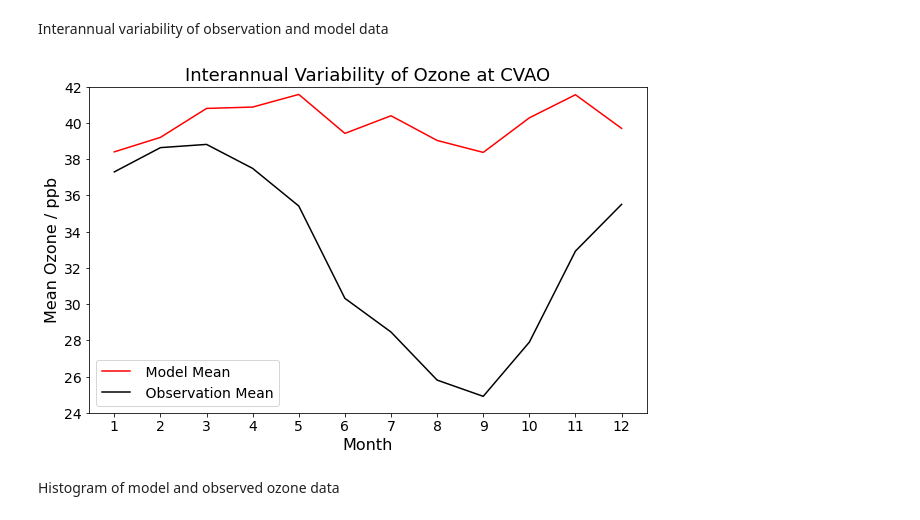
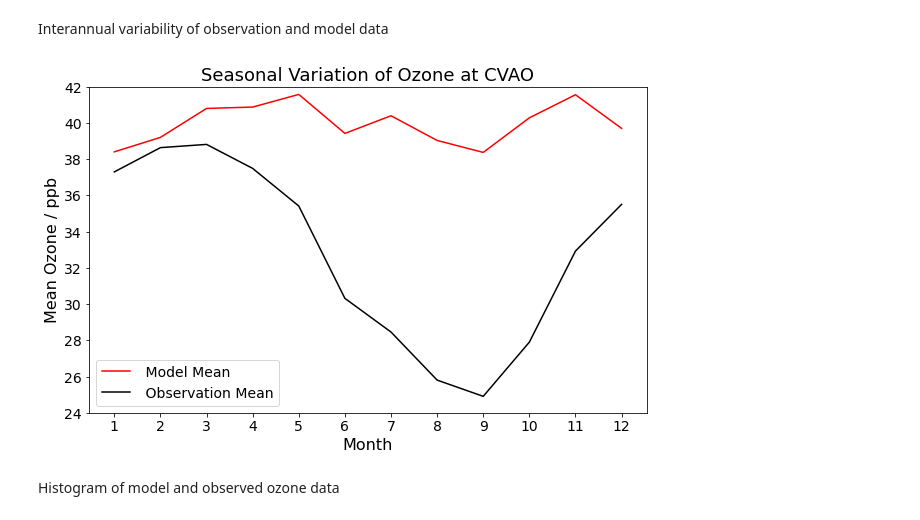
Before and after one commit to jamesperman/partiii_project, a Jupyter notebook: cvao_plots.ipynb, the cells around one changed output. Drawn from its saved outputs; the diff is of its cells as text; code cells hidden in the pictures.

```diff
--- a/cvao_plots.ipynb
+++ b/cvao_plots.ipynb
@@ -392,35 +392,35 @@ mean_values = {
     'obs_ozone': []
 }
 
 # Calculate mean values for each month and store them in the dictionaries
 for month in range(1, 13):
     for column in mean_values.keys():
         mean_val = merge_ozone[merge_ozone['month'] == month][column].mean()
         mean_values[column].append(mean_val)
 
 months = list(range(1, 13))
 
 # Plotting for each variable on the same graph
 plt.figure(figsize=(10, 6))
 
 colors = {'mod_ozone': 'r', 'obs_ozone': 'k'}  # Define colors for each variable
 
 for column, mean_vals in mean_values.items():
     label = 'Model' if column == 'mod_ozone' else 'Observation'
     plt.plot(months, mean_vals, linestyle='-', label=f' {label} Mean', color=colors[column])
 
 plt.xlabel('Month', fontsize=16)
 plt.ylabel('Mean Ozone / ppb', fontsize=16)
 plt.ylim(24, 42)  # Assuming this is the correct range for both variables
-plt.title('Interannual Variability of Ozone at CVAO', fontsize=18)
+plt.title('Seasonal Variation of Ozone at CVAO', fontsize=18)
 plt.xticks(months)
 plt.legend(fontsize=14)
 plt.tick_params(axis='both', which='major', labelsize=14)
 plt.savefig('/home/ajp255/nethome/Data/ChlAPlots/CVAO_model_vs_obs.png', dpi=600)
 
 plt.show()
 # %% [output]
-[figure, old version]
+[figure, new version]
 # %% [markdown]
 Histogram of model and observed ozone data
 # %%
```
Also changed, not shown: parts of 9 cells of this notebook, 1 other file.
